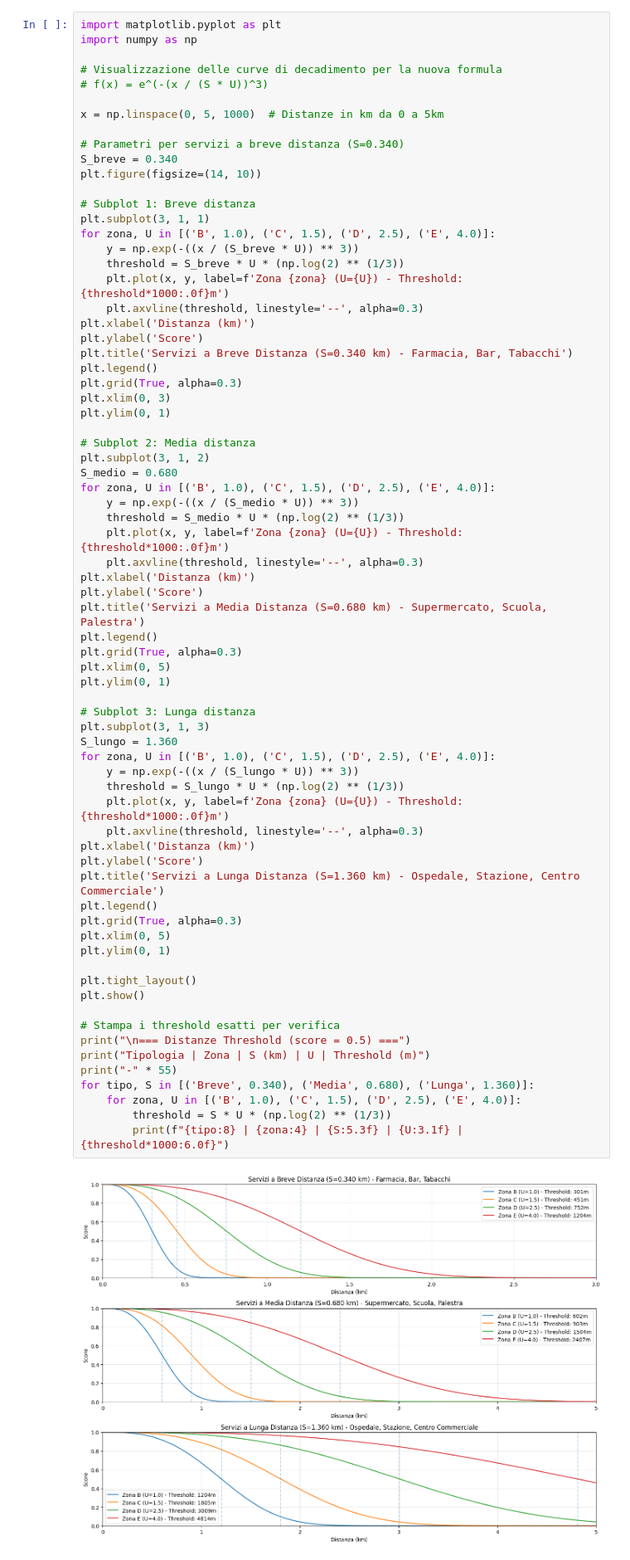
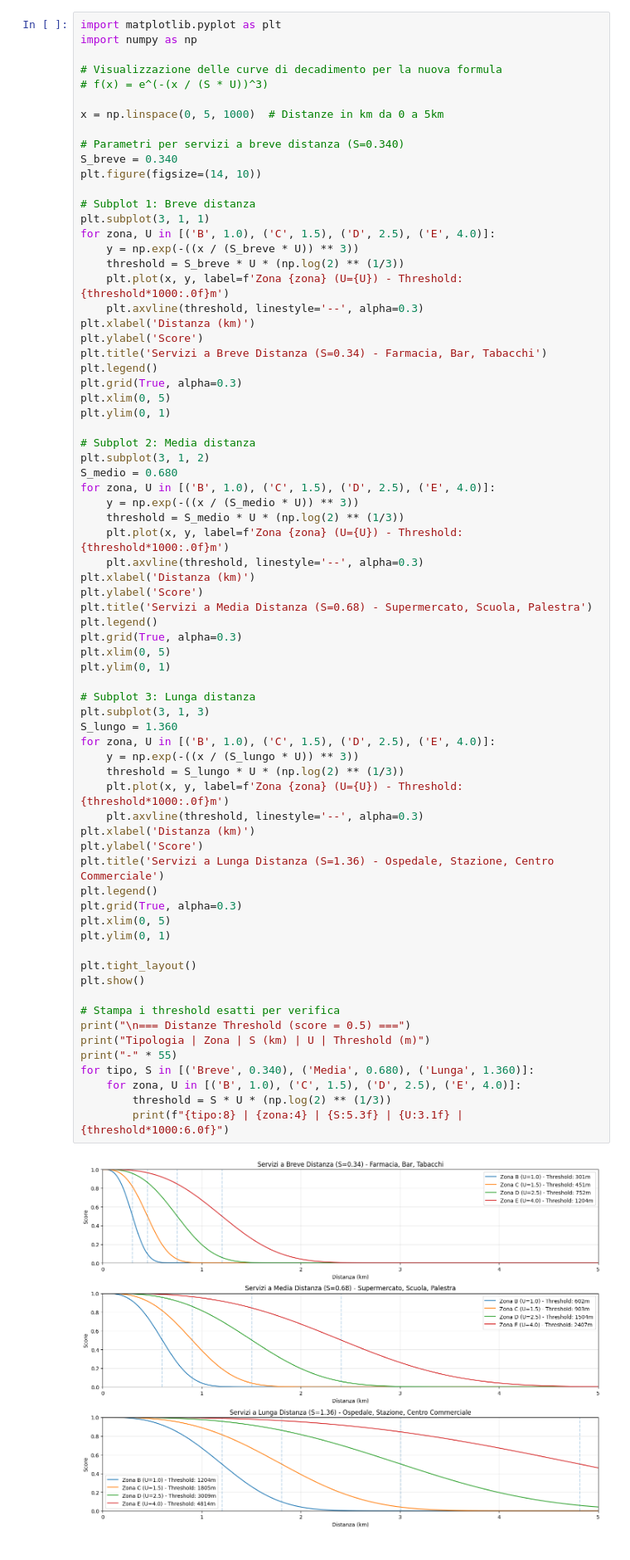
Before and after one commit to dbdmg/murena, a Jupyter notebook: backend/notebooks/04_scoring/calculate_immobili_amenity_scores.ipynb, the cells around one changed output. Shown at 83% size. Saved outputs shown, nothing was run; the diff lists cells and outputs as text.

```diff
--- a/backend/notebooks/04_scoring/calculate_immobili_amenity_scores.ipynb
+++ b/backend/notebooks/04_scoring/calculate_immobili_amenity_scores.ipynb
@@ -489,10 +489,10 @@ for zona, U in [('B', 1.0), ('C', 1.5), ('D', 2.5), ('E', 4.0)]:
     plt.axvline(threshold, linestyle='--', alpha=0.3)
 plt.xlabel('Distanza (km)')
 plt.ylabel('Score')
-plt.title('Servizi a Breve Distanza (S=0.340 km) - Farmacia, Bar, Tabacchi')
+plt.title('Servizi a Breve Distanza (S=0.34) - Farmacia, Bar, Tabacchi')
 plt.legend()
 plt.grid(True, alpha=0.3)
-plt.xlim(0, 3)
+plt.xlim(0, 5)
 plt.ylim(0, 1)
 
 # Subplot 2: Media distanza
@@ -505,41 +505,41 @@ for zona, U in [('B', 1.0), ('C', 1.5), ('D', 2.5), ('E', 4.0)]:
     plt.axvline(threshold, linestyle='--', alpha=0.3)
 plt.xlabel('Distanza (km)')
 plt.ylabel('Score')
-plt.title('Servizi a Media Distanza (S=0.680 km) - Supermercato, Scuola, Palestra')
+plt.title('Servizi a Media Distanza (S=0.68) - Supermercato, Scuola, Palestra')
 plt.legend()
 plt.grid(True, alpha=0.3)
 plt.xlim(0, 5)
 plt.ylim(0, 1)
 
 # Subplot 3: Lunga distanza
 plt.subplot(3, 1, 3)
 S_lungo = 1.360
 for zona, U in [('B', 1.0), ('C', 1.5), ('D', 2.5), ('E', 4.0)]:
     y = np.exp(-((x / (S_lungo * U)) ** 3))
     threshold = S_lungo * U * (np.log(2) ** (1/3))
     plt.plot(x, y, label=f'Zona {zona} (U={U}) - Threshold: {threshold*1000:.0f}m')
     plt.axvline(threshold, linestyle='--', alpha=0.3)
 plt.xlabel('Distanza (km)')
 plt.ylabel('Score')
-plt.title('Servizi a Lunga Distanza (S=1.360 km) - Ospedale, Stazione, Centro Commerciale')
+plt.title('Servizi a Lunga Distanza (S=1.36) - Ospedale, Stazione, Centro Commerciale')
 plt.legend()
 plt.grid(True, alpha=0.3)
 plt.xlim(0, 5)
 plt.ylim(0, 1)
 
 plt.tight_layout()
 plt.show()
 
 # Stampa i threshold esatti per verifica
 print("\n=== Distanze Threshold (score = 0.5) ===")
 print("Tipologia | Zona | S (km) | U | Threshold (m)")
 print("-" * 55)
 for tipo, S in [('Breve', 0.340), ('Media', 0.680), ('Lunga', 1.360)]:
     for zona, U in [('B', 1.0), ('C', 1.5), ('D', 2.5), ('E', 4.0)]:
         threshold = S * U * (np.log(2) ** (1/3))
         print(f"{tipo:8} | {zona:4} | {S:5.3f} | {U:3.1f} | {threshold*1000:6.0f}")
 # %% [output]
-[figure, old version]
+[figure, new version]
 === Distanze Threshold (score = 0.5) ===
 Tipologia | Zona | S (km) | U | Threshold (m)
 -------------------------------------------------------
```
Also changed, not shown: 11 other files.
